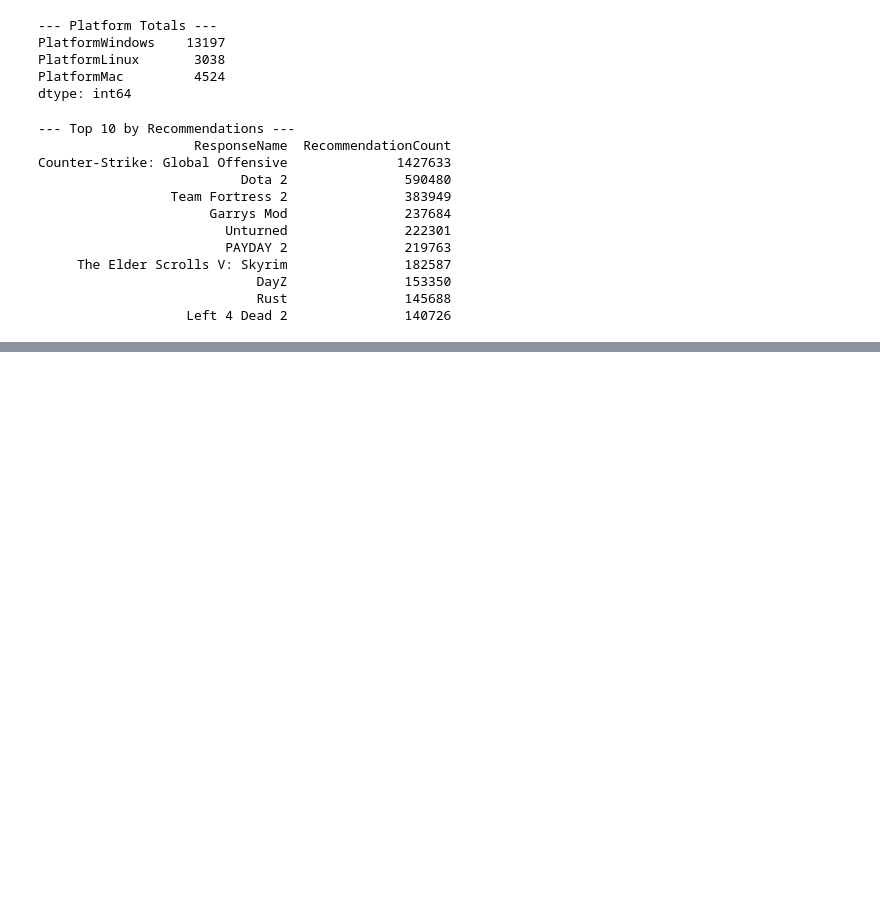
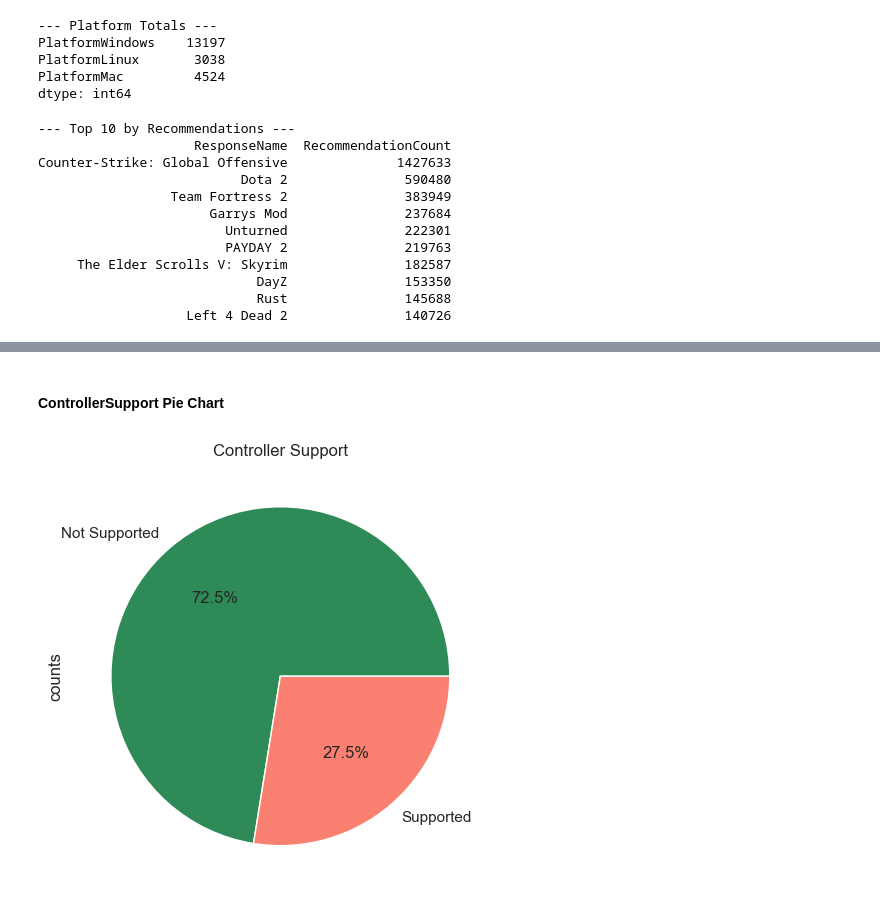
Before and after one commit to Pranishgrg21/Game_features_analysis, a Jupyter notebook: game_analysis.ipynb, the cells around one changed output, grey strips where cells are left out. Saved outputs shown, nothing was run; the diff lists cells and outputs as text; code cells hidden in the pictures; blank space fills up the shorter version.

```diff
--- a/game_analysis.ipynb
+++ b/game_analysis.ipynb
@@ -577,0 +611,13 @@ Name: count, dtype: int64
+# %%
+def metacritic_range(score):
+    if score == 0:
+        return 'Unrated'
+    elif score < 50:
+        return 'Low'
+    elif score < 75:
+        return 'Mid Range'
+    else:
+        return 'High'
+
+df['MetacriticCategory'] = df['Metacritic'].apply(metacritic_range)
+print(df['MetacriticCategory'].value_counts())
@@ -670,0 +908,18 @@ Counter-Strike: Global Offensive              1427633
+# %% [markdown]
+#### ControllerSupport Pie Chart
+# %%
+ctrl_counts = df['ControllerSupport'].map({1: 'Supported', 0: 'Not Supported'}).value_counts()
+
+ctrl_counts.plot(
+    kind='pie',
+    labels=ctrl_counts.index,
+    colors=['seagreen', 'salmon'],
+    autopct='%1.1f%%',
+    ylabel='counts',
+    title='Controller Support'
+)
+
+plt.tight_layout()
+plt.show()
+# %% [output]
+[figure, added]
```
Also changed, not shown: parts of 19 cells of this notebook, 2 other files.
